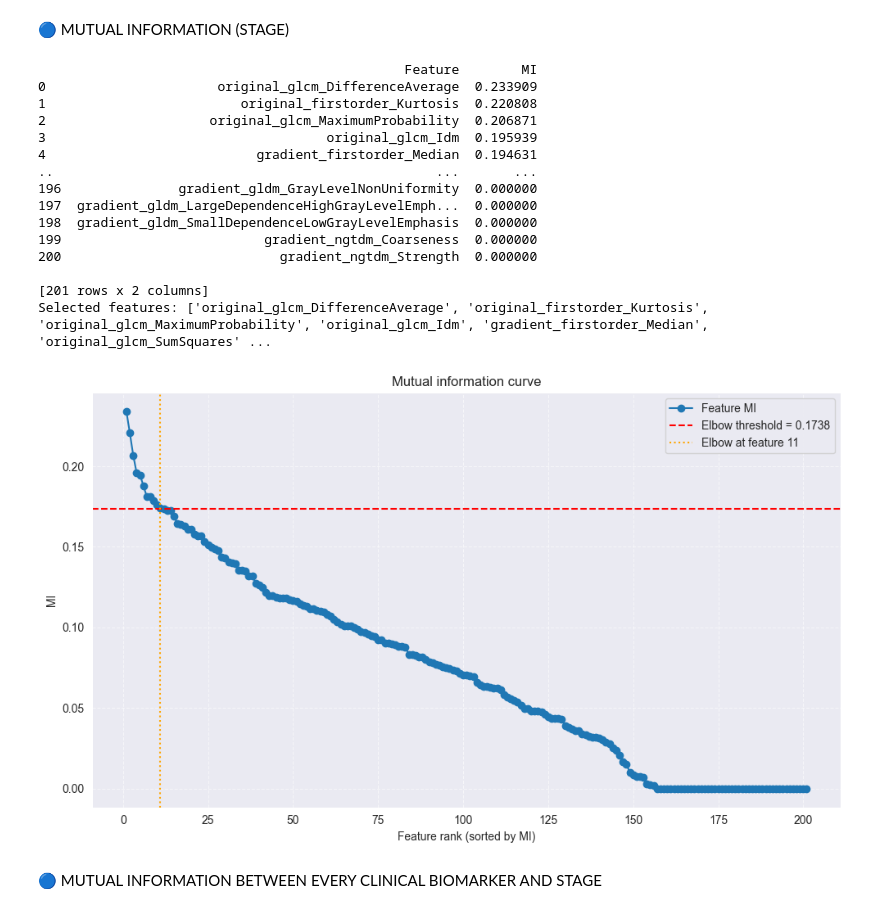
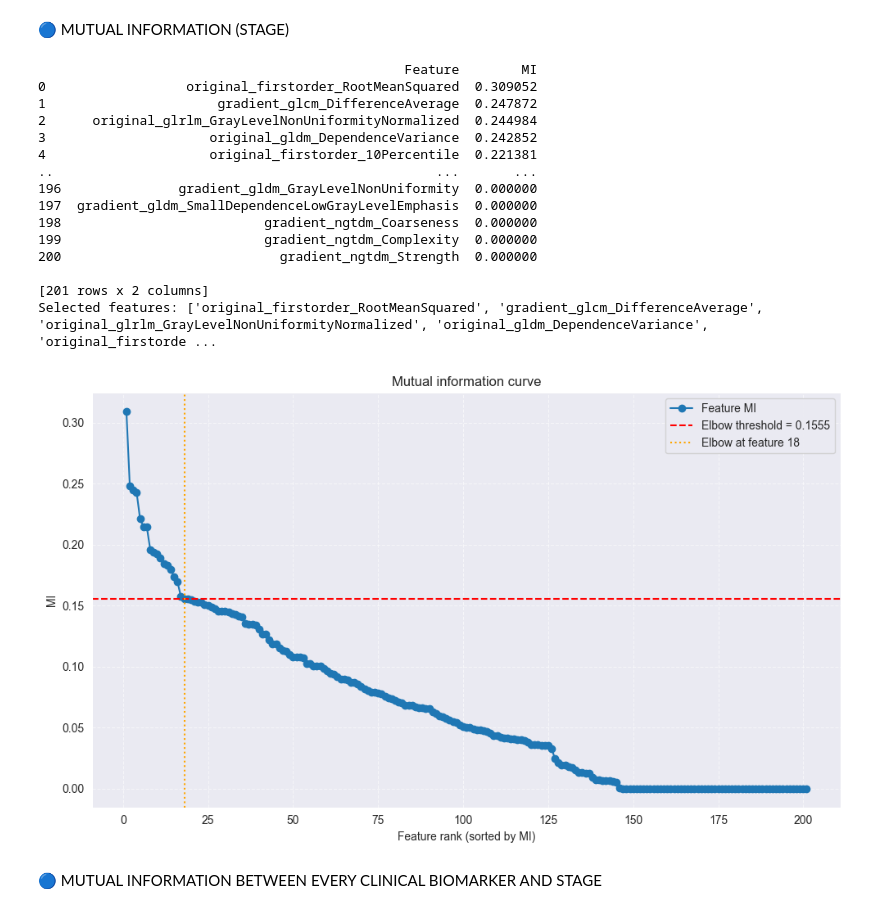
Before and after one commit to lukas1110/Analysis-of-multiple-myelomas-from-dual-CT, a Jupyter notebook: data_analysis/MRMR_and_MI.ipynb, the cells around one changed output. Saved outputs shown, nothing was run; the diff lists cells and outputs as text; code cells hidden in the pictures.

```diff
--- a/data_analysis/MRMR_and_MI.ipynb
+++ b/data_analysis/MRMR_and_MI.ipynb
@@ -365,7 +365,7 @@ NOTES:
 clinical_df = pd.read_csv(r"D:\Clinical_data\Table_clinical_data.csv", encoding="cp1252")
 clinical_column = 'Beta2 microglobulin (mg/l)'
 
-features_df = pd.read_csv(r"D:\CSV\merged\merged_monoe_40kev_radiomics_spine_lesions_features.csv")
+features_df = pd.read_csv(r"D:\CSV\merged\merged_CaSupp_25_radiomics_spine_lesions_features.csv")
 numeric_features = features_df.select_dtypes(include=['number']).columns
 
 mutual_info_list = []
@@ -375,7 +375,7 @@ for col in numeric_features:
     X = features_df[[col]][valid_idx]
     y = clinical_df[clinical_column][valid_idx]
 
-    mi = mutual_info_regression(X, y)[0]
+    mi = mutual_info_regression(X, y, random_state=42)[0]
     mutual_info_list.append({'Feature': col, 'MI': mi})
 
 mutual_information_df = pd.DataFrame(mutual_info_list).sort_values(by='MI', ascending=False).reset_index(drop=True)
@@ -421,7 +421,7 @@ Selected features: ['original_glrlm_RunVariance', 'original_gldm_LargeDependence
 # %% [markdown]
 🔵 MUTUAL INFORMATION (STAGE)
 # %%
-features_df = pd.read_csv(r"D:\CSV\merged\merged_monoe_40kev_radiomics_spine_lesions_features.csv")
+features_df = pd.read_csv(r"D:\CSV\merged\merged_CaSupp_25_radiomics_spine_lesions_features.csv")
 clinical_df = pd.read_csv(r"D:\Clinical_data\Table_clinical_data.csv", encoding="cp1252")
 clinical_df['Stage'] = clinical_df['ISS classification'].replace({'Stage 1': 1, 'Stage 2': 2, 'Stage 3': 3})
 clinical_column = 'Stage'
@@ -434,49 +434,49 @@ for col in numeric_features:
     X = features_df[[col]][valid_idx]
     y = clinical_df[clinical_column][valid_idx]
 
-    mi = mutual_info_regression(X, y)[0]
+    mi = mutual_info_classif(X, y, random_state=42)[0]
     mutual_info_list.append({'Feature': col, 'MI': mi})
 
 mutual_information_df = pd.DataFrame(mutual_info_list).sort_values(by='MI', ascending=False).reset_index(drop=True)
 print(mutual_information_df)
 
 imp = np.sort(mutual_information_df['MI'].values)[::-1]
 x = np.arange(1, len(imp) + 1)
 
 knee = KneeLocator(x, imp, curve='convex', direction='decreasing')
 threshold = imp[knee.knee] if knee.knee is not None else None
 selected_features = mutual_information_df[mutual_information_df['MI'] > threshold]['Feature'].tolist()
 print(f"Selected features: {selected_features}")
 
 plt.figure(figsize=(10, 6))
 plt.plot(x, imp, marker='o', label='Feature MI')
 if threshold is not None:
     plt.axhline(y=threshold, color='red', linestyle='--', label=f'Elbow threshold = {threshold:.4f}')
     plt.axvline(x=knee.knee, color='orange', linestyle=':', label=f'Elbow at feature {knee.knee}')
 plt.title(f"Mutual information curve")
 plt.xlabel("Feature rank (sorted by MI)")
 plt.ylabel("MI")
 plt.grid(True, linestyle='--', alpha=0.6)
 plt.legend()
 plt.tight_layout()
 plt.show()
 # %% [output]
                                                Feature        MI
-0                      original_glcm_DifferenceAverage  0.233909
-1                         original_firstorder_Kurtosis  0.220808
-2                     original_glcm_MaximumProbability  0.206871
-3                                    original_glcm_Idm  0.195939
-4                           gradient_firstorder_Median  0.194631
+0                  original_firstorder_RootMeanSquared  0.309052
+1                      gradient_glcm_DifferenceAverage  0.247872
+2      original_glrlm_GrayLevelNonUniformityNormalized  0.244984
+3                     original_gldm_DependenceVariance  0.242852
+4                     original_firstorder_10Percentile  0.221381
 ..                                                 ...       ...
 196               gradient_gldm_GrayLevelNonUniformity  0.000000
-197  gradient_gldm_LargeDependenceHighGrayLevelEmph...  0.000000
-198  gradient_gldm_SmallDependenceLowGrayLevelEmphasis  0.000000
-199                          gradient_ngtdm_Coarseness  0.000000
+197  gradient_gldm_SmallDependenceLowGrayLevelEmphasis  0.000000
+198                          gradient_ngtdm_Coarseness  0.000000
+199                          gradient_ngtdm_Complexity  0.000000
 200                            gradient_ngtdm_Strength  0.000000
 
 [201 rows x 2 columns]
-Selected features: ['original_glcm_DifferenceAverage', 'original_firstorder_Kurtosis', 'original_glcm_MaximumProbability', 'original_glcm_Idm', 'gradient_firstorder_Median', 'original_glcm_SumSquares' ...
+Selected features: ['original_firstorder_RootMeanSquared', 'gradient_glcm_DifferenceAverage', 'original_glrlm_GrayLevelNonUniformityNormalized', 'original_gldm_DependenceVariance', 'original_firstorde ...
-[figure, old version]
+[figure, new version]
 # %% [markdown]
 🔵 MUTUAL INFORMATION BETWEEN EVERY CLINICAL BIOMARKER AND STAGE
 # %%
```
Also changed, not shown: parts of 2 cells of this notebook, 1 other file.
